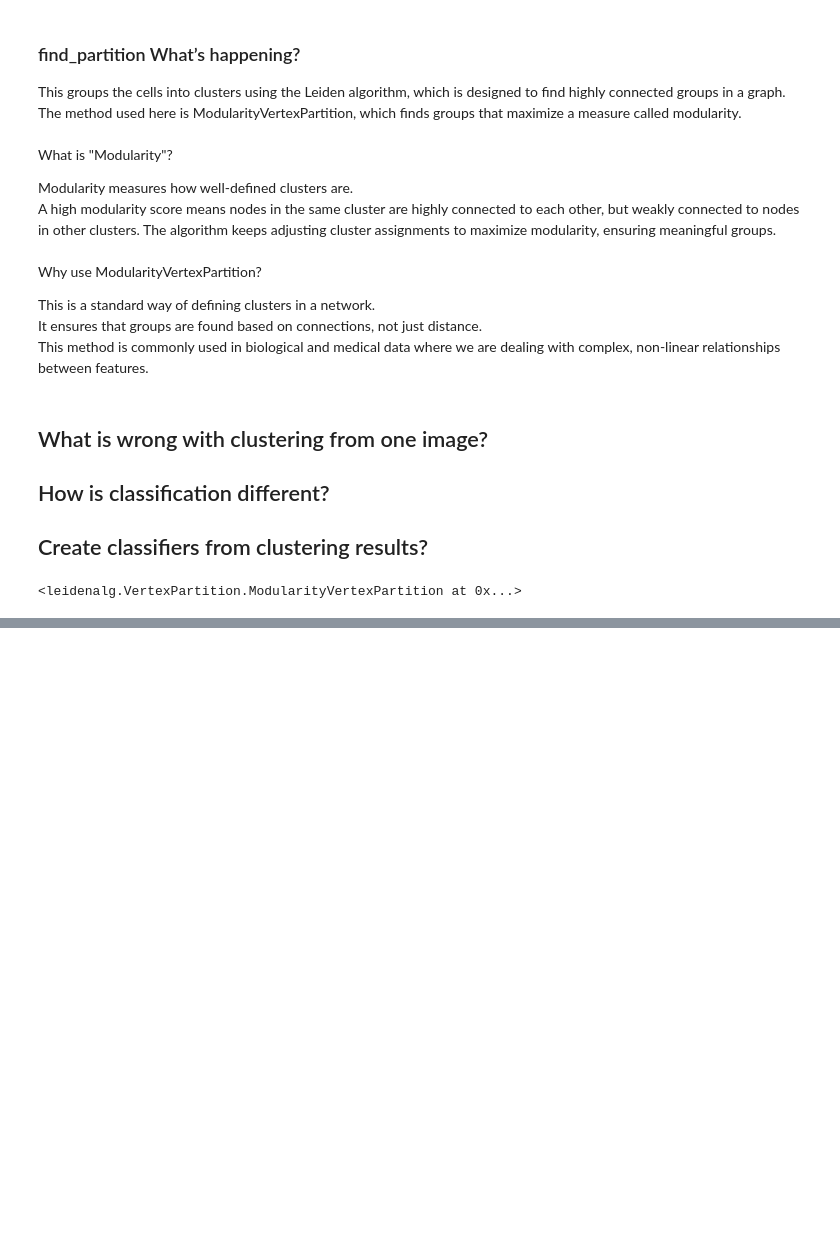
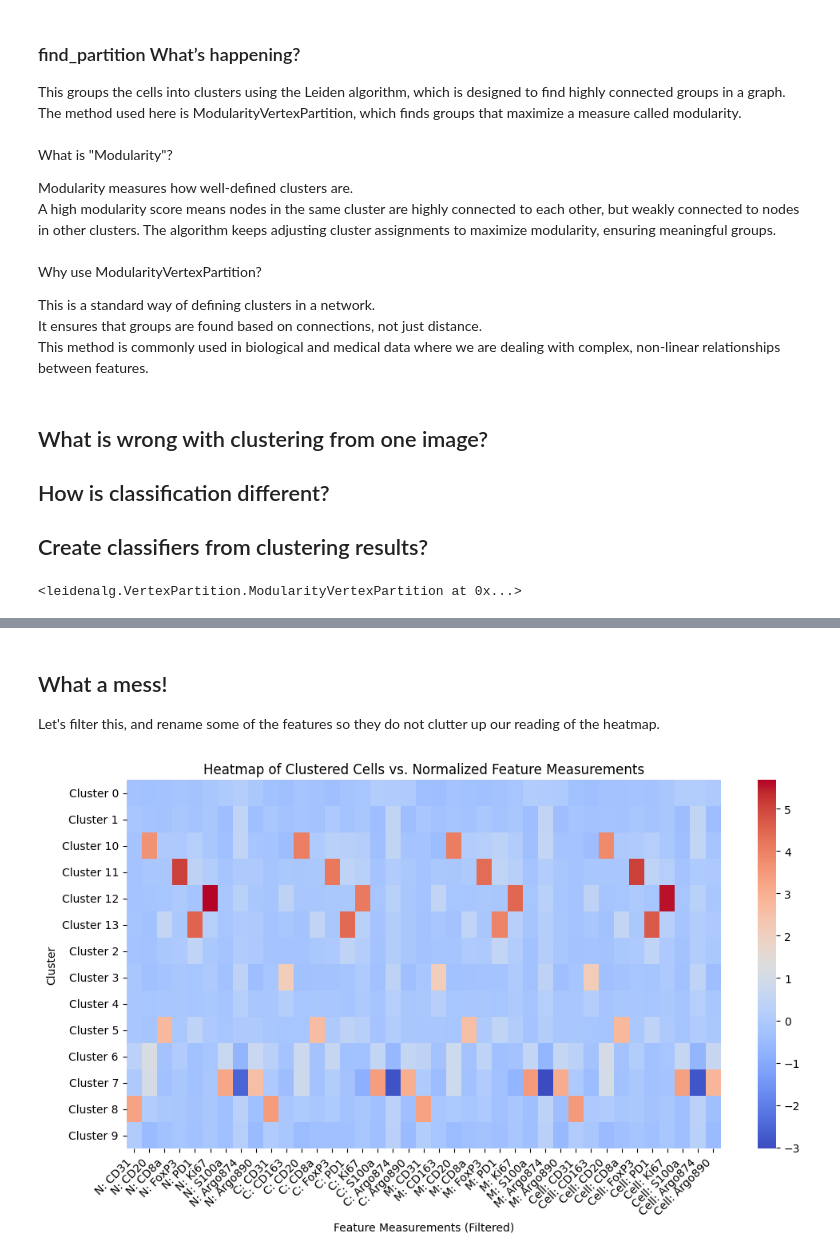
Before and after one commit to psobolewskiPhD/FS2K, a Jupyter notebook: Clustering using Python.ipynb, the cells around one changed output, grey strips where cells are left out. Saved outputs shown, nothing was run; the diff lists cells and outputs as text; code cells hidden in the pictures; blank space fills up the shorter version.

```diff
--- a/Clustering using Python.ipynb
+++ b/Clustering using Python.ipynb
@@ -362,0 +387,43 @@ Get average information per measurement about each cluster!! Or die.
+# %% [markdown]
+## What a mess!
+Let's filter this, and rename some of the features so they do not clutter up our reading of the heatmap.
+# %%
+import seaborn as sns
+import matplotlib.pyplot as plt
+
+# Set threshold for filtering features
+threshold = 2  # Ignore features with all values between -2 and 2
+
+# Add cluster labels to the normalized DataFrame
+normalized_df["Cluster"] = df["UUID"].map(cluster_results)  # Assign clusters to data
+
+# Group by cluster and compute the mean of each normalized feature
+cluster_means = normalized_df.groupby("Cluster").mean(numeric_only=True)
+
+# Filter out features that do not exceed the threshold in any cluster
+filtered_features = cluster_means.columns[
+    (cluster_means.max(axis=0) > threshold) | (cluster_means.min(axis=0) < -threshold)
+]
+cluster_means_filtered = cluster_means[filtered_features]  # Keep only these features
+
+# Function to clean feature names
+def clean_feature_name(name):
+    name = name.replace(": Mean", "")  # Remove ": Mean" suffix
+    name = name.replace("Nucleus", "N").replace("Cytoplasm", "C").replace("Membrane", "M")  # Abbreviate
+    return name
+
+# Apply cleaning function to feature names
+cleaned_feature_names = [clean_feature_name(name) for name in cluster_means_filtered.columns]
+
+# Plot heatmap with filtered features
+plt.figure(figsize=(12, 6))
+ax = sns.heatmap(cluster_means_filtered, cmap="coolwarm", annot=False)  # Set annot=True to show values
+ax.set_xticklabels(cleaned_feature_names, rotation=45, ha="right")  # Align right for better readability
+
+plt.title("Heatmap of Clustered Cells vs. Normalized Feature Measurements")
+plt.xlabel("Feature Measurements (Filtered)")
+plt.ylabel("Cluster")
+plt.xticks(rotation=45)
+plt.show()
+# %% [output]
+[figure, added]
```
Also changed, not shown: parts of 7 cells of this notebook.
